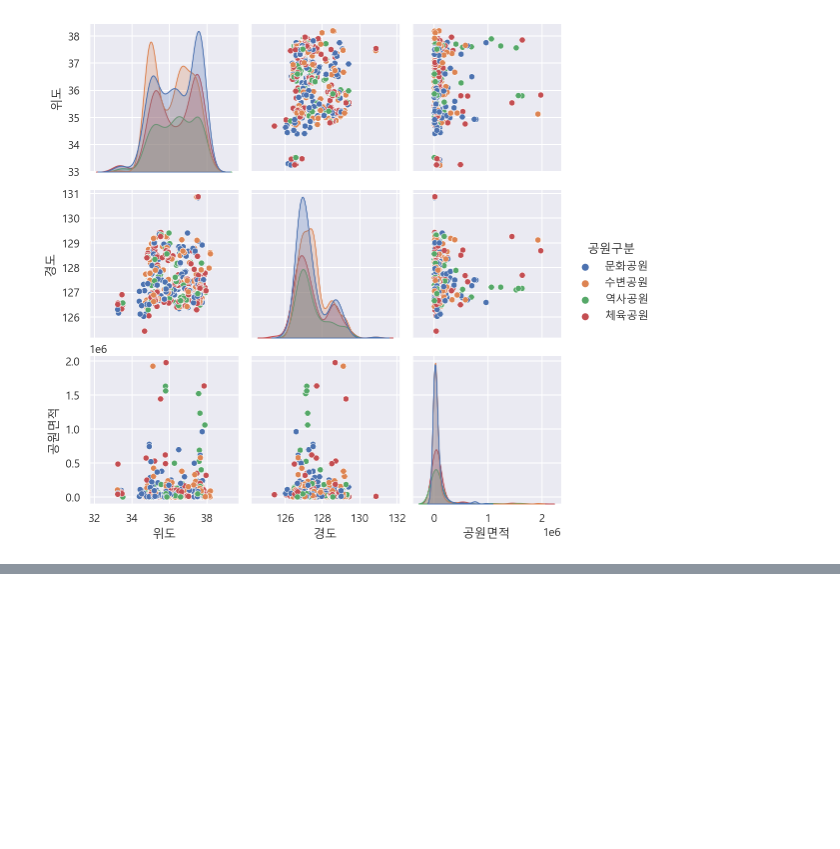
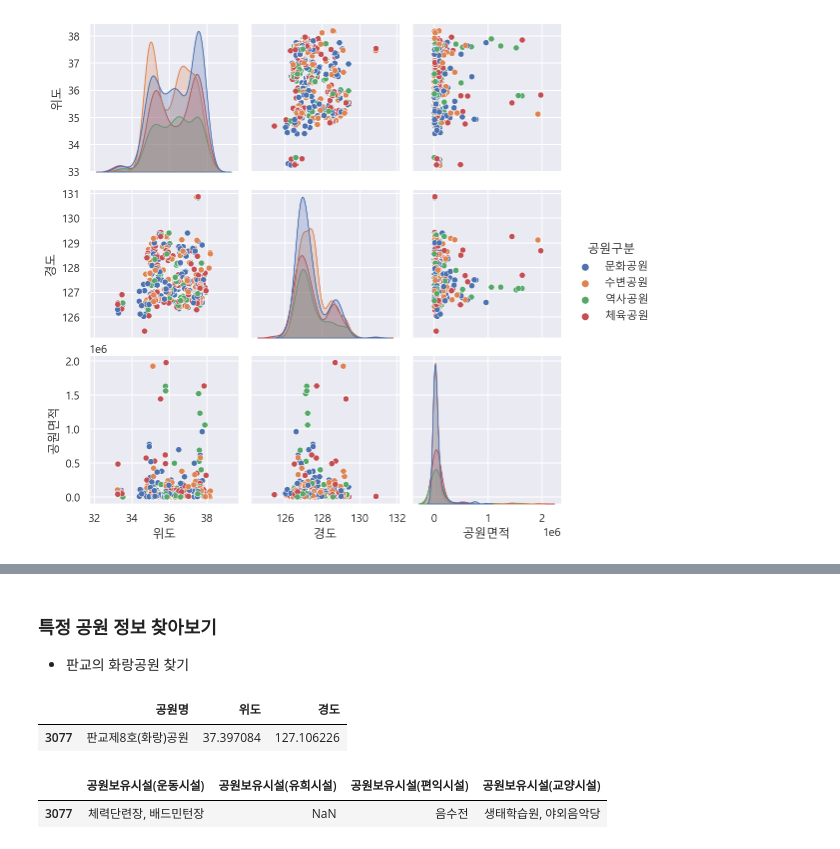
Before and after one commit to pmj3590/inflearn_opendata, a Jupyter notebook: park.ipynb, the cells around one changed output, grey strips where cells are left out. Drawn from its saved outputs; the diff is of its cells as text; code cells hidden in the pictures; blank space fills up the shorter version.

```diff
--- a/park.ipynb
+++ b/park.ipynb
@@ -1069,0 +1119,19 @@ sns.pairplot(park[var_pair], hue="공원구분")
+# %% [markdown]
+### 특정 공원 정보 찾아보기
+* 판교의 화랑공원 찾기
+# %%
+# str.contain으로 "공원명"에 "화랑"이 들어간 데이터를 찾습니다.
+df_sn.loc[df_sn["공원명"].str.contains("화랑"), ["공원명", "위도", "경도"]]
+# %% [output]
+|  | 공원명 | 위도 | 경도 |
+| 3077 | 판교제8호(화랑)공원 | 37.397084 | 127.106226 |
+# %%
+# cols로 특정 컬럼만 불러오기
+# "공원보유시설(운동시설/유희시설/편의시설/교양시설)"
+cols="공원보유시설(운동시설)	공원보유시설(유희시설)	공원보유시설(편익시설)	공원보유시설(교양시설)"
+cols=cols.split("\t")
+
+df_sn.loc[df_sn["공원명"].str.contains("화랑"), cols]
+# %% [output]
+|  | 공원보유시설(운동시설) | 공원보유시설(유희시설) | 공원보유시설(편익시설) | 공원보유시설(교양시설) |
+| 3077 | 체력단련장, 배드민턴장 | NaN | 음수전 | 생태학습원, 야외음악당 |
```
Also changed, not shown: parts of 13 cells of this notebook.
